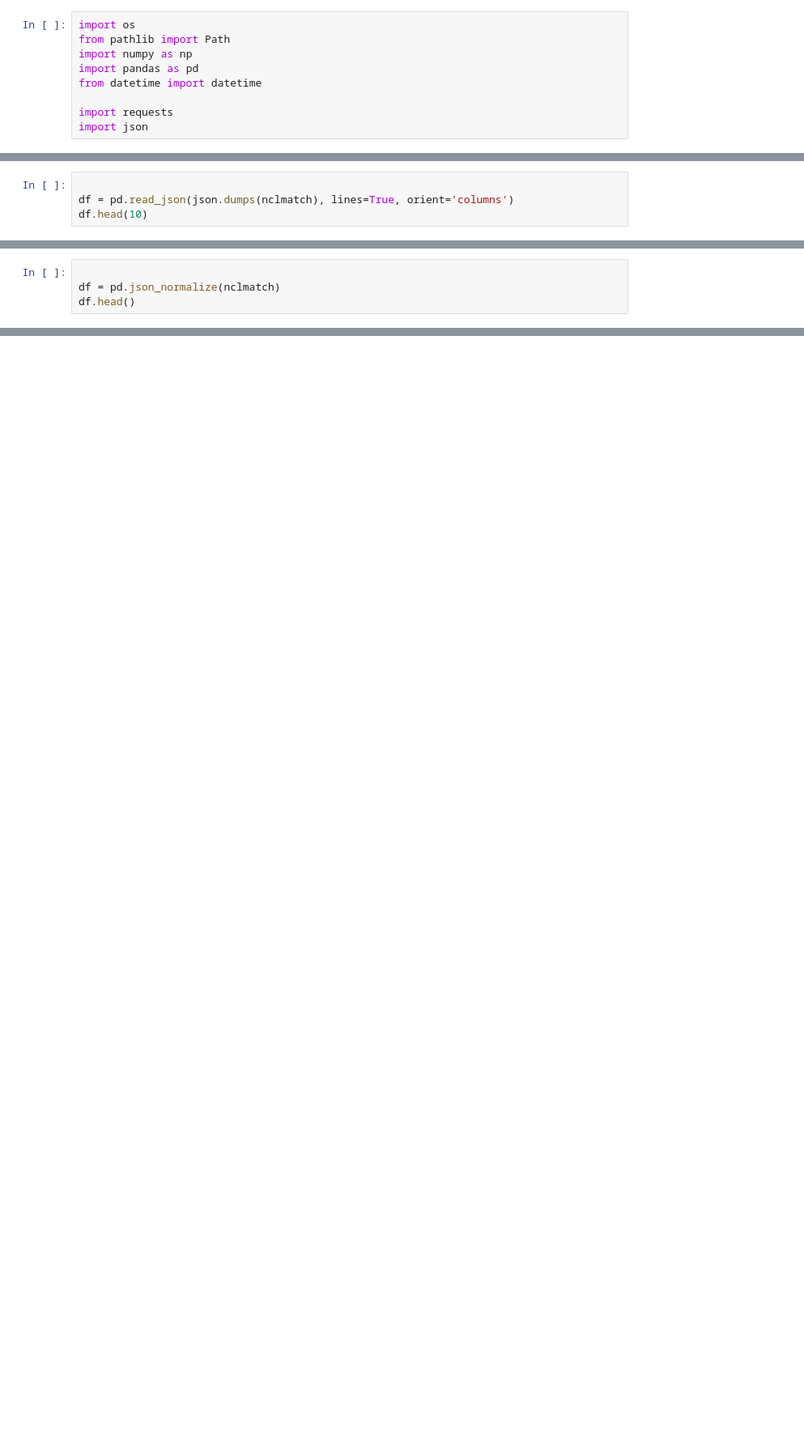
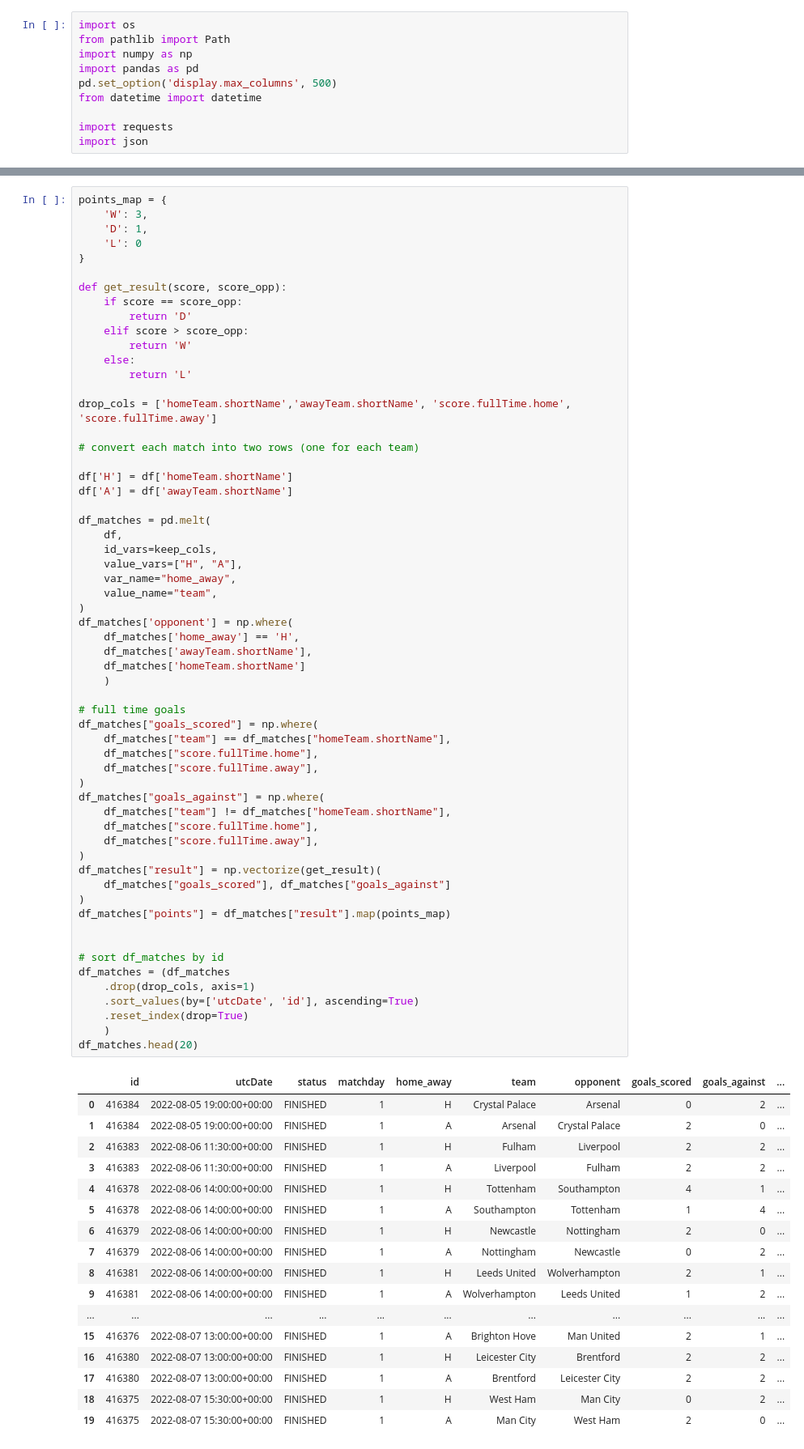
Before and after one commit to solstice035/footballdash, a Jupyter notebook: code/notebooks/results_api.ipynb, the cells around one changed output, grey strips where cells are left out. Shown at 81% size. Saved outputs shown, nothing was run; the diff lists cells and outputs as text; blank space fills up the shorter version.

Commit message:
api working with matches df and pivot

```diff
--- a/code/notebooks/results_api.ipynb
+++ b/code/notebooks/results_api.ipynb
@@ -3,6 +3,7 @@ import os
 from pathlib import Path
 import numpy as np
 import pandas as pd
+pd.set_option('display.max_columns', 500)
 from datetime import datetime
 
 import requests
@@ -63,4 +51,0 @@ for match in response.json()['matches']:
-# %%
-
-df = pd.read_json(json.dumps(nclmatch), lines=True, orient='columns')
-df.head(10)
@@ -70,4 +51,0 @@ df.head(10)
-# %%
-
-df = pd.json_normalize(nclmatch)
-df.head()
@@ -77,0 +79,77 @@ df.head()
+# %%
+points_map = {
+    'W': 3,
+    'D': 1,
+    'L': 0
+}
+
+def get_result(score, score_opp):
+    if score == score_opp:
+        return 'D'
+    elif score > score_opp:
+        return 'W'
+    else:
+        return 'L'
+
+drop_cols = ['homeTeam.shortName','awayTeam.shortName', 'score.fullTime.home', 'score.fullTime.away']
+
+# convert each match into two rows (one for each team)
+
+df['H'] = df['homeTeam.shortName']
+df['A'] = df['awayTeam.shortName']
+
+df_matches = pd.melt(
+    df,
+    id_vars=keep_cols,
+    value_vars=["H", "A"],
+    var_name="home_away",
+    value_name="team",
+)
+df_matches['opponent'] = np.where(
+    df_matches['home_away'] == 'H',
+    df_matches['awayTeam.shortName'],
+    df_matches['homeTeam.shortName']
+    )
+
+# full time goals
+df_matches["goals_scored"] = np.where(
+    df_matches["team"] == df_matches["homeTeam.shortName"],
+    df_matches["score.fullTime.home"],
+    df_matches["score.fullTime.away"],
+)
+df_matches["goals_against"] = np.where(
+    df_matches["team"] != df_matches["homeTeam.shortName"],
+    df_matches["score.fullTime.home"],
+    df_matches["score.fullTime.away"],
+)
+df_matches["result"] = np.vectorize(get_result)(
+    df_matches["goals_scored"], df_matches["goals_against"]
+)
+df_matches["points"] = df_matches["result"].map(points_map)
+
+
+# sort df_matches by id
+df_matches = (df_matches
+    .drop(drop_cols, axis=1)
+    .sort_values(by=['utcDate', 'id'], ascending=True)
+    .reset_index(drop=True)
+    )
+df_matches.head(20)
+# %% [output]
+|  | id | utcDate | status | matchday | home_away | team | opponent | goals_scored | goals_against | ... |
+| 0 | 416384 | 2022-08-05 19:00:00+00:00 | FINISHED | 1 | H | Crystal Palace | Arsenal | 0 | 2 | ... |
+| 1 | 416384 | 2022-08-05 19:00:00+00:00 | FINISHED | 1 | A | Arsenal | Crystal Palace | 2 | 0 | ... |
+| 2 | 416383 | 2022-08-06 11:30:00+00:00 | FINISHED | 1 | H | Fulham | Liverpool | 2 | 2 | ... |
+| 3 | 416383 | 2022-08-06 11:30:00+00:00 | FINISHED | 1 | A | Liverpool | Fulham | 2 | 2 | ... |
+| 4 | 416378 | 2022-08-06 14:00:00+00:00 | FINISHED | 1 | H | Tottenham | Southampton | 4 | 1 | ... |
+| 5 | 416378 | 2022-08-06 14:00:00+00:00 | FINISHED | 1 | A | Southampton | Tottenham | 1 | 4 | ... |
+| 6 | 416379 | 2022-08-06 14:00:00+00:00 | FINISHED | 1 | H | Newcastle | Nottingham | 2 | 0 | ... |
+| 7 | 416379 | 2022-08-06 14:00:00+00:00 | FINISHED | 1 | A | Nottingham | Newcastle | 0 | 2 | ... |
+| 8 | 416381 | 2022-08-06 14:00:00+00:00 | FINISHED | 1 | H | Leeds United | Wolverhampton | 2 | 1 | ... |
+| 9 | 416381 | 2022-08-06 14:00:00+00:00 | FINISHED | 1 | A | Wolverhampton | Leeds United | 1 | 2 | ... |
+| ... | ... | ... | ... | ... | ... | ... | ... | ... | ... | ... |
+| 15 | 416376 | 2022-08-07 13:00:00+00:00 | FINISHED | 1 | A | Brighton Hove | Man United | 2 | 1 | ... |
+| 16 | 416380 | 2022-08-07 13:00:00+00:00 | FINISHED | 1 | H | Leicester City | Brentford | 2 | 2 | ... |
+| 17 | 416380 | 2022-08-07 13:00:00+00:00 | FINISHED | 1 | A | Brentford | Leicester City | 2 | 2 | ... |
+| 18 | 416375 | 2022-08-07 15:30:00+00:00 | FINISHED | 1 | H | West Ham | Man City | 0 | 2 | ... |
+| 19 | 416375 | 2022-08-07 15:30:00+00:00 | FINISHED | 1 | A | Man City | West Ham | 2 | 0 | ... |
```
Also changed, not shown: parts of 9 cells of this notebook, 1 other file.
